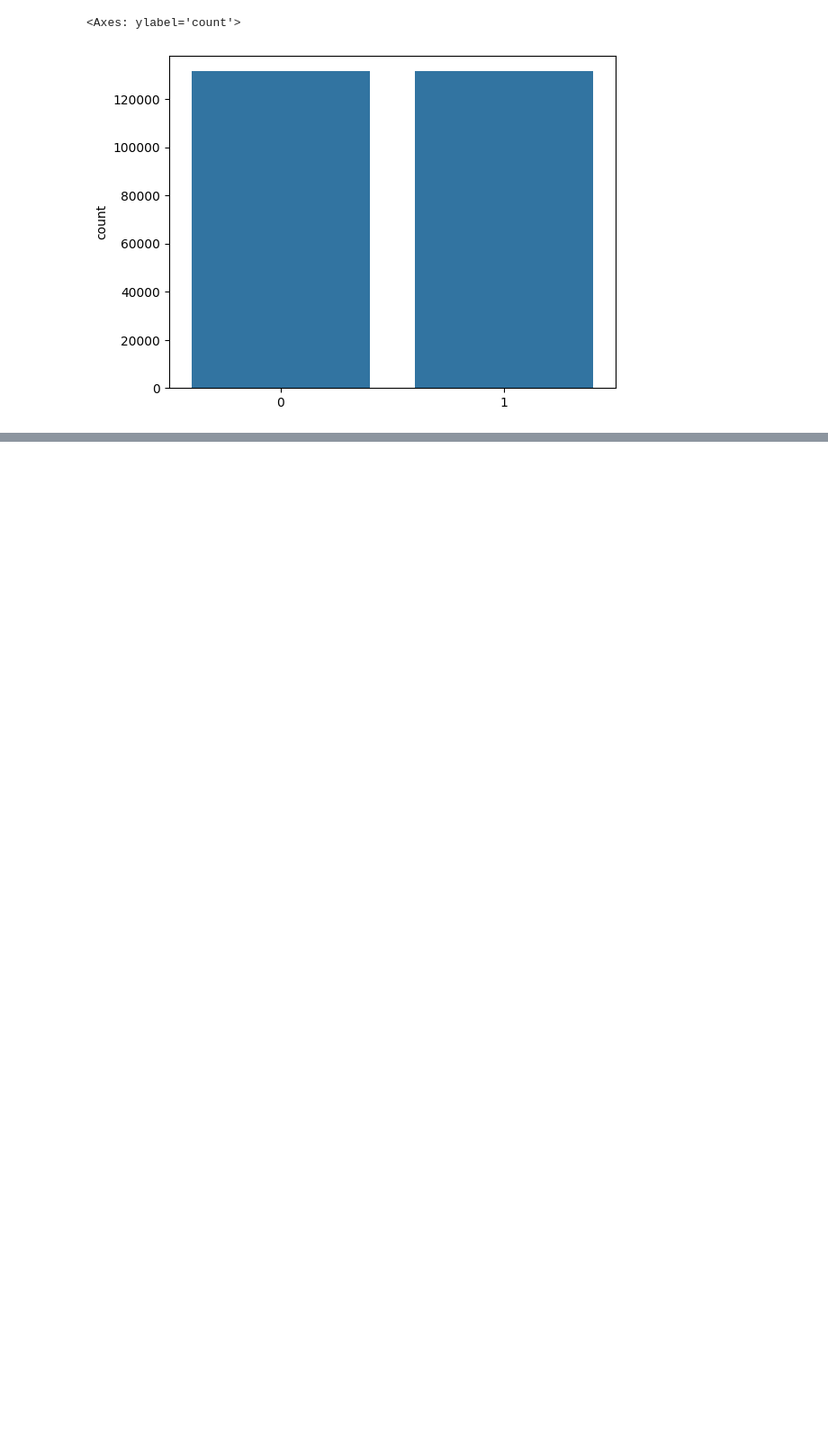
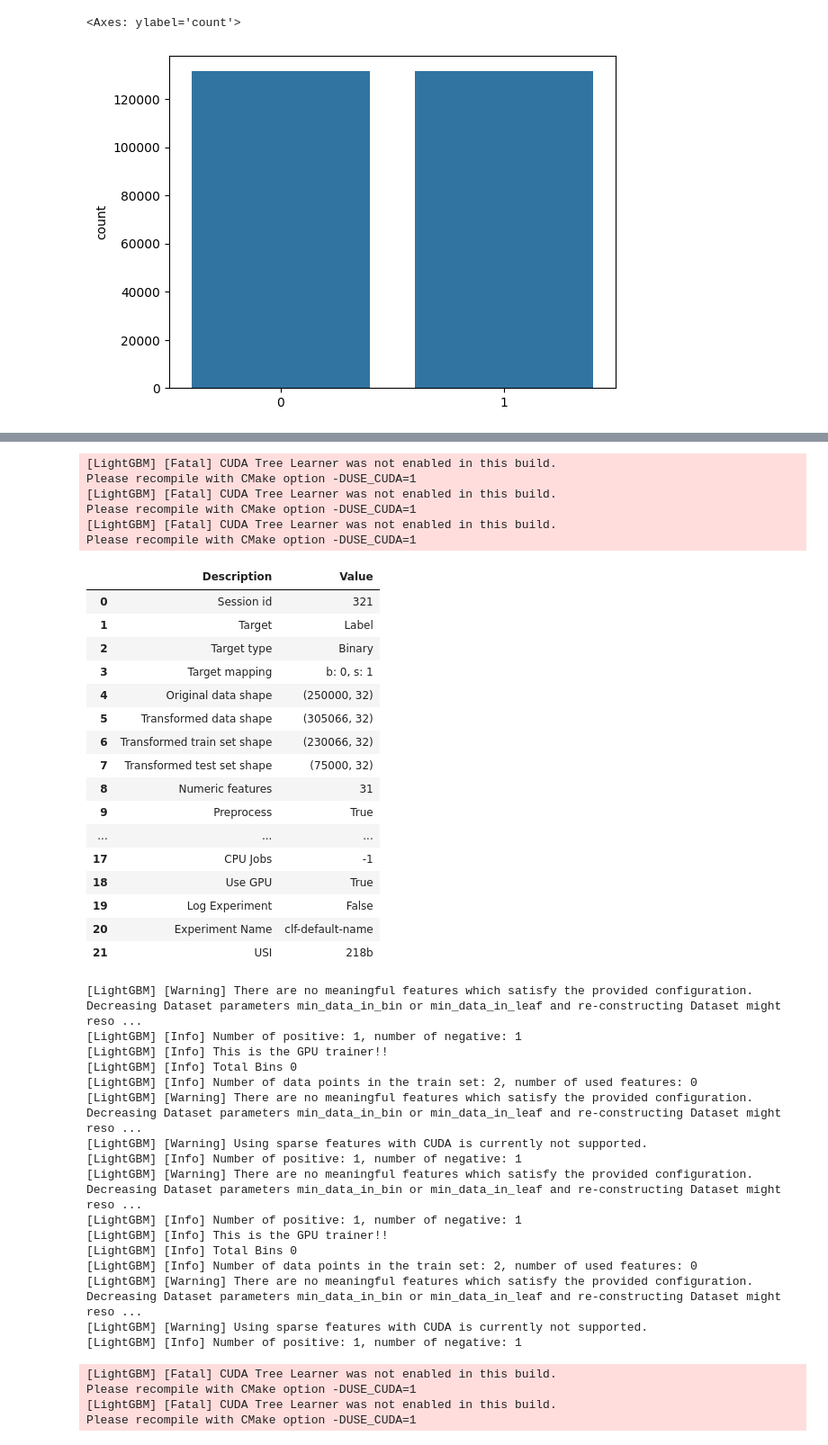
Before and after one commit to sudhirjangra/physics_exp_machine_learning, a Jupyter notebook: physics_exp_mL.ipynb, the cells around one changed output, grey strips where cells are left out. Shown at 90% size. Cells and saved outputs as stored; diff of their text form; code cells hidden in the pictures; blank space fills up the shorter version.

```diff
--- a/physics_exp_mL.ipynb
+++ b/physics_exp_mL.ipynb
@@ -117,4 +117,7 @@ df.sample(8)
 8 rows × 33 columns
+# %%
+df.index = df['EventId']
+df.drop(columns='EventId', inplace=True)
 # %%
 df.shape
 # %% [output]
@@ -299,0 +250,11 @@ evaluate_model(best_model)
+# %%
+from pycaret.classification import *
+clf = setup(
+    data = df,
+    target = 'Label',
+    session_id=321,
+    fix_imbalance=True,
+    fix_imbalance_method='smote',
+    use_gpu=True
+)
+# %% [output]
@@ -299,0 +301,43 @@ evaluate_model(best_model)
+[LightGBM] [Fatal] CUDA Tree Learner was not enabled in this build.
+Please recompile with CMake option -DUSE_CUDA=1
+[LightGBM] [Fatal] CUDA Tree Learner was not enabled in this build.
+Please recompile with CMake option -DUSE_CUDA=1
+[LightGBM] [Fatal] CUDA Tree Learner was not enabled in this build.
+Please recompile with CMake option -DUSE_CUDA=1
+|  | Description | Value |
+| 0 | Session id | 321 |
+| 1 | Target | Label |
+| 2 | Target type | Binary |
+| 3 | Target mapping | b: 0, s: 1 |
+| 4 | Original data shape | (250000, 32) |
+| 5 | Transformed data shape | (305066, 32) |
+| 6 | Transformed train set shape | (230066, 32) |
+| 7 | Transformed test set shape | (75000, 32) |
+| 8 | Numeric features | 31 |
+| 9 | Preprocess | True |
+| ... | ... | ... |
+| 17 | CPU Jobs | -1 |
+| 18 | Use GPU | True |
+| 19 | Log Experiment | False |
+| 20 | Experiment Name | clf-default-name |
+| 21 | USI | 218b |
+[LightGBM] [Warning] There are no meaningful features which satisfy the provided configuration. Decreasing Dataset parameters min_data_in_bin or min_data_in_leaf and re-constructing Dataset might reso ...
+[LightGBM] [Info] Number of positive: 1, number of negative: 1
+[LightGBM] [Info] This is the GPU trainer!!
+[LightGBM] [Info] Total Bins 0
+[LightGBM] [Info] Number of data points in the train set: 2, number of used features: 0
+[LightGBM] [Warning] There are no meaningful features which satisfy the provided configuration. Decreasing Dataset parameters min_data_in_bin or min_data_in_leaf and re-constructing Dataset might reso ...
+[LightGBM] [Warning] Using sparse features with CUDA is currently not supported.
+[LightGBM] [Info] Number of positive: 1, number of negative: 1
+[LightGBM] [Warning] There are no meaningful features which satisfy the provided configuration. Decreasing Dataset parameters min_data_in_bin or min_data_in_leaf and re-constructing Dataset might reso ...
+[LightGBM] [Info] Number of positive: 1, number of negative: 1
+[LightGBM] [Info] This is the GPU trainer!!
+[LightGBM] [Info] Total Bins 0
+[LightGBM] [Info] Number of data points in the train set: 2, number of used features: 0
+[LightGBM] [Warning] There are no meaningful features which satisfy the provided configuration. Decreasing Dataset parameters min_data_in_bin or min_data_in_leaf and re-constructing Dataset might reso ...
+[LightGBM] [Warning] Using sparse features with CUDA is currently not supported.
+[LightGBM] [Info] Number of positive: 1, number of negative: 1
+[LightGBM] [Fatal] CUDA Tree Learner was not enabled in this build.
+Please recompile with CMake option -DUSE_CUDA=1
+[LightGBM] [Fatal] CUDA Tree Learner was not enabled in this build.
+Please recompile with CMake option -DUSE_CUDA=1
```
Also changed, not shown: parts of 27 cells of this notebook, 1 other file.
